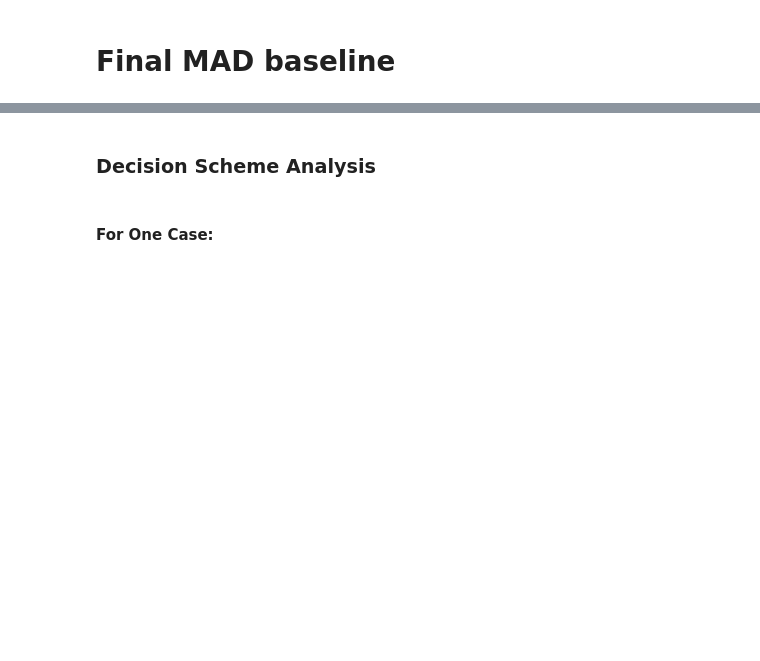
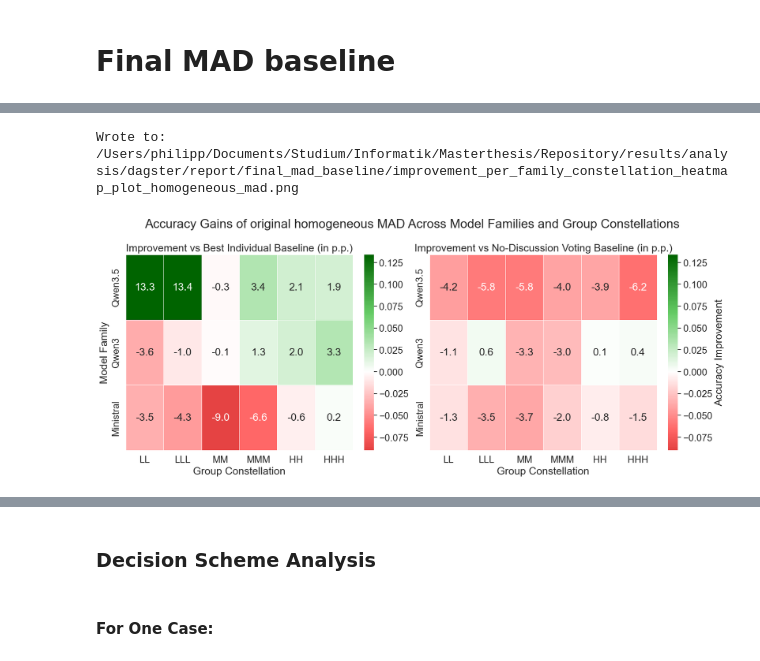
Before and after one commit to XfensorX/Beyond-Multi-Agent-Debate, a Jupyter notebook: src/social_groups/analysis/defs/notebooks/final_mad_baseline.ipynb, the cells around one changed output, grey strips where cells are left out. Drawn from its saved outputs; the diff is of its cells as text; code cells hidden in the pictures; blank space fills up the shorter version.

```diff
--- a/src/social_groups/analysis/defs/notebooks/final_mad_baseline.ipynb
+++ b/src/social_groups/analysis/defs/notebooks/final_mad_baseline.ipynb
@@ -177,0 +302,8 @@ shape: (3, 6)
+# %%
+homogeneous_mad = mad_performance.filter(
+    pl.col("group_constellation").str.split("").list.unique().list.len() == pl.lit(1)
+).with_columns(
+    parameters=parse_parameters(pl.col("model_names").list.unique().list.item())
+)
+
+homogeneous_mad
@@ -177,0 +415,25 @@ shape: (3, 6)
+# %%
+register_materialization(
+    "improvement_per_family_constellation_heatmap_plot_homogeneous_mad",
+    improvement_per_family_constellation_heatmap_plot(
+        homogeneous_mad.with_columns(
+            [
+                (
+                    pl.col("accuracy") - pl.col("accuracy_best_individual_baseline")
+                ).alias("Best Individual Baseline"),
+                (
+                    pl.col("accuracy")
+                    - pl.col("accuracy_no_discussion_voting_same_calls_baseline")
+                ).alias("No-Discussion Voting Baseline"),
+            ]
+        ),
+        ["Best Individual Baseline", "No-Discussion Voting Baseline"],
+        "Accuracy Gains of original homogeneous MAD Across Model Families and Group Constellations",
+    ),
+    "Improvement compared to baselines of homogeneous MAD.",
+    force=True,
+)
+print("")
+# %% [output]
+Wrote to:  /Users/philipp/Documents/Studium/Informatik/Masterthesis/Repository/results/analysis/dagster/report/final_mad_baseline/improvement_per_family_constellation_heatmap_plot_homogeneous_mad.png
+[figure, added]
```
Also changed, not shown: parts of 46 cells of this notebook, 5 other files.
